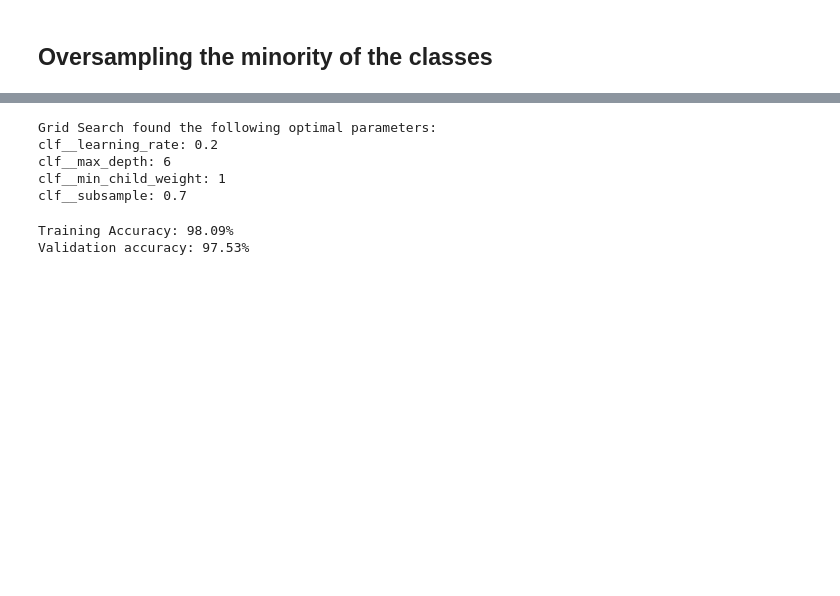
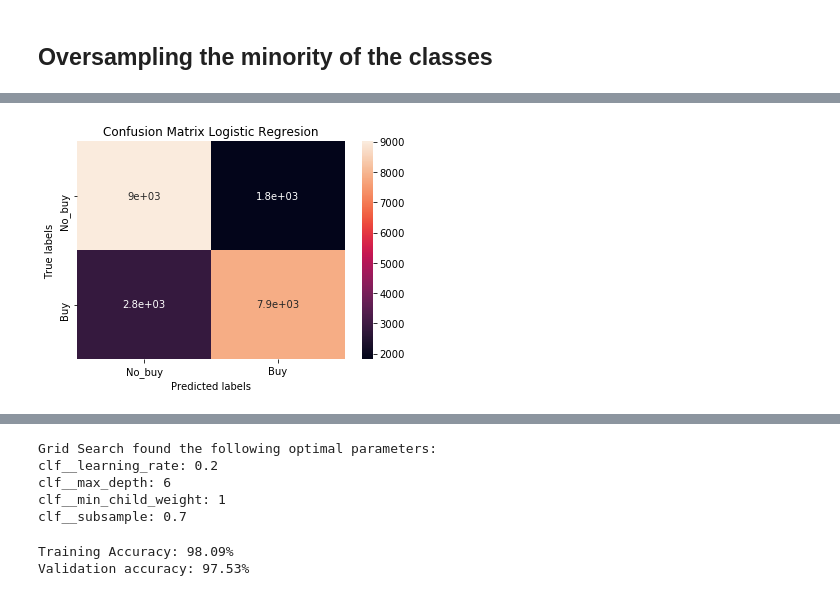
Before and after one commit to Cristinamulas/predicting-behavior-of-new-costumers-based-on-cookies-data, a Jupyter notebook: second_book_tuesday 409PM.ipynb, the cells around one changed output, grey strips where cells are left out. Drawn from its saved outputs; the diff is of its cells as text; code cells hidden in the pictures; blank space fills up the shorter version.

```diff
--- a/second_book_tuesday 409PM.ipynb
+++ b/second_book_tuesday 409PM.ipynb
@@ -374,10 +405,0 @@ def metrix_classifier(x , y):
-# %%
-
-def confusion_m(x,y,classifier):
-    """ it plots a confusion matrix """
-    cm = confusion_matrix(x, y)
-    ax= plt.subplot()
-    sns.heatmap(cm, annot=True, ax = ax)
-    ax.set_xlabel('Predicted labels');ax.set_ylabel('True labels')
-    ax.set_title('Confusion Matrix ' + classifier)
-    ax.xaxis.set_ticklabels(['Fail', 'Pass']); ax.yaxis.set_ticklabels(['Fail', 'Pass'])
@@ -399,0 +406,12 @@ weighted avg       0.79      0.78      0.78     21526
+# %%
+param_grid_1 = {'penalty': ['l1', 'l2'],'C':[0.001,.009,0.01,.09,1,5,10,25]}
+
+
+grid_clf = GridSearchCV(logreg1, param_grid_1, scoring='accuracy', cv=5, n_jobs=1)
+grid_clf.fit(X_train, y_train)
+
+best_parameters = grid_clf.best_params_
+
+print("Grid Search found the following optimal parameters: ")
+for param_name in sorted(best_parameters.keys()):
+    print("%s: %r" % (param_name, best_parameters[param_name]))
@@ -399,0 +439,9 @@ weighted avg       0.79      0.78      0.78     21526
+# %%
+training_preds = grid_clf.predict(X_train)
+val_preds = grid_clf.predict(X_val)
+training_accuracy = accuracy_score(y_train, training_preds)
+val_accuracy = accuracy_score(y_val, val_preds)
+
+print("")
+print("Training Accuracy: {:.4}%".format(training_accuracy * 100))
+print("Validation accuracy: {:.4}%".format(val_accuracy * 100))
@@ -399,0 +466,4 @@ weighted avg       0.79      0.78      0.78     21526
+# %%
+confusion_m(y_val,val_preds, 'Logistic Regresion')
+# %% [output]
+[figure, added]
```
Also changed, not shown: parts of 42 cells of this notebook, 1 other file.
